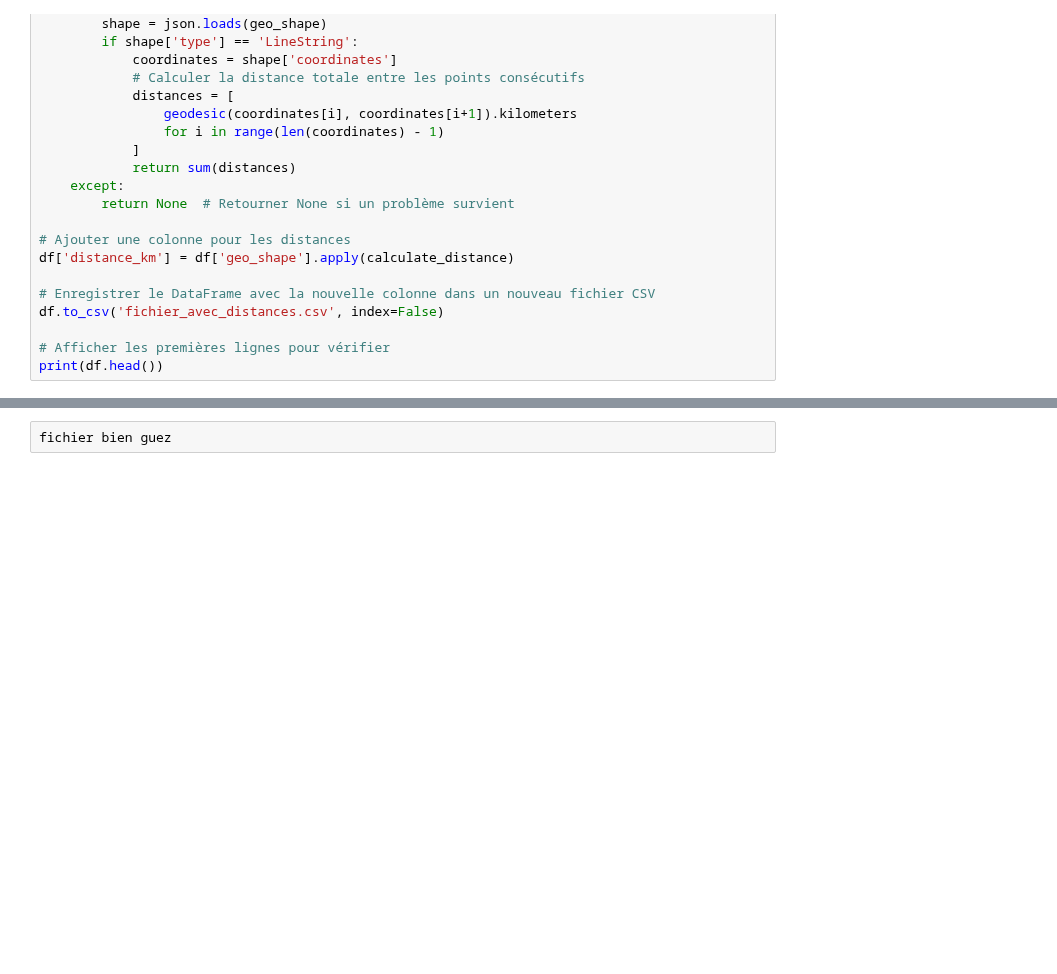
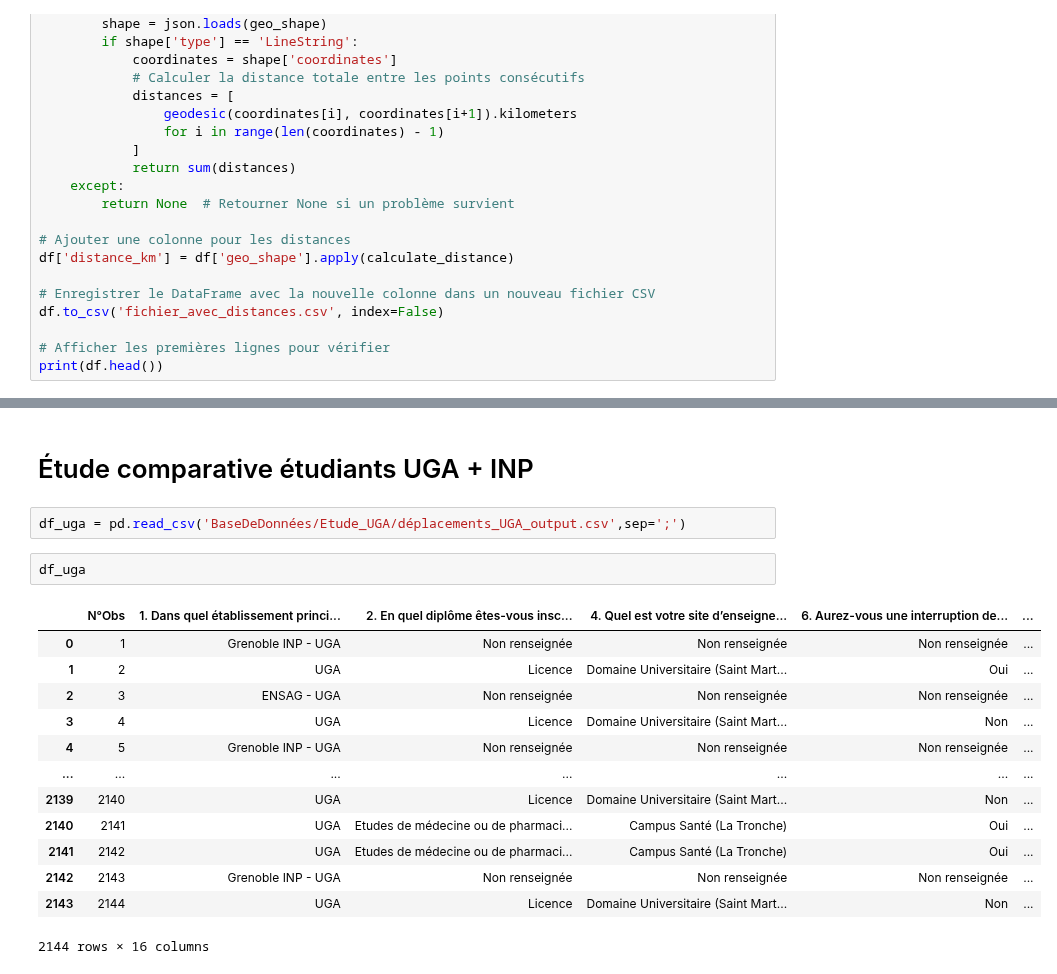
Before and after one commit to Flotauv/Projet_Data_Innovant-, a Jupyter notebook: Projet.ipynb, the cells around one changed output, grey strips where cells are left out. Cells and saved outputs as stored; diff of their text form; blank space fills up the shorter version.

```diff
--- a/Projet.ipynb
+++ b/Projet.ipynb
@@ -404,2 +398,20 @@ ParserError: Error tokenizing data. C error: Buffer overflow caught - possible m
-# %% [raw]
-fichier bien guez
+# %% [markdown]
+# Étude comparative étudiants UGA + INP
+# %%
+df_uga = pd.read_csv('BaseDeDonnées/Etude_UGA/déplacements_UGA_output.csv',sep=';')
+# %%
+df_uga
+# %% [output]
+|  | N°Obs | 1. Dans quel établissement princi... | 2. En quel diplôme êtes-vous insc... | 4. Quel est votre site d’enseigne... | 6. Aurez-vous une interruption de... | ... |
+| 0 | 1 | Grenoble INP - UGA | Non renseignée | Non renseignée | Non renseignée | ... |
+| 1 | 2 | UGA | Licence | Domaine Universitaire (Saint Mart... | Oui | ... |
+| 2 | 3 | ENSAG - UGA | Non renseignée | Non renseignée | Non renseignée | ... |
+| 3 | 4 | UGA | Licence | Domaine Universitaire (Saint Mart... | Non | ... |
+| 4 | 5 | Grenoble INP - UGA | Non renseignée | Non renseignée | Non renseignée | ... |
+| ... | ... | ... | ... | ... | ... | ... |
+| 2139 | 2140 | UGA | Licence | Domaine Universitaire (Saint Mart... | Non | ... |
+| 2140 | 2141 | UGA | Etudes de médecine ou de pharmaci... | Campus Santé (La Tronche) | Oui | ... |
+| 2141 | 2142 | UGA | Etudes de médecine ou de pharmaci... | Campus Santé (La Tronche) | Oui | ... |
+| 2142 | 2143 | Grenoble INP - UGA | Non renseignée | Non renseignée | Non renseignée | ... |
+| 2143 | 2144 | UGA | Licence | Domaine Universitaire (Saint Mart... | Non | ... |
+2144 rows × 16 columns
```
Also changed, not shown: parts of 2 cells of this notebook, 4 other files.
